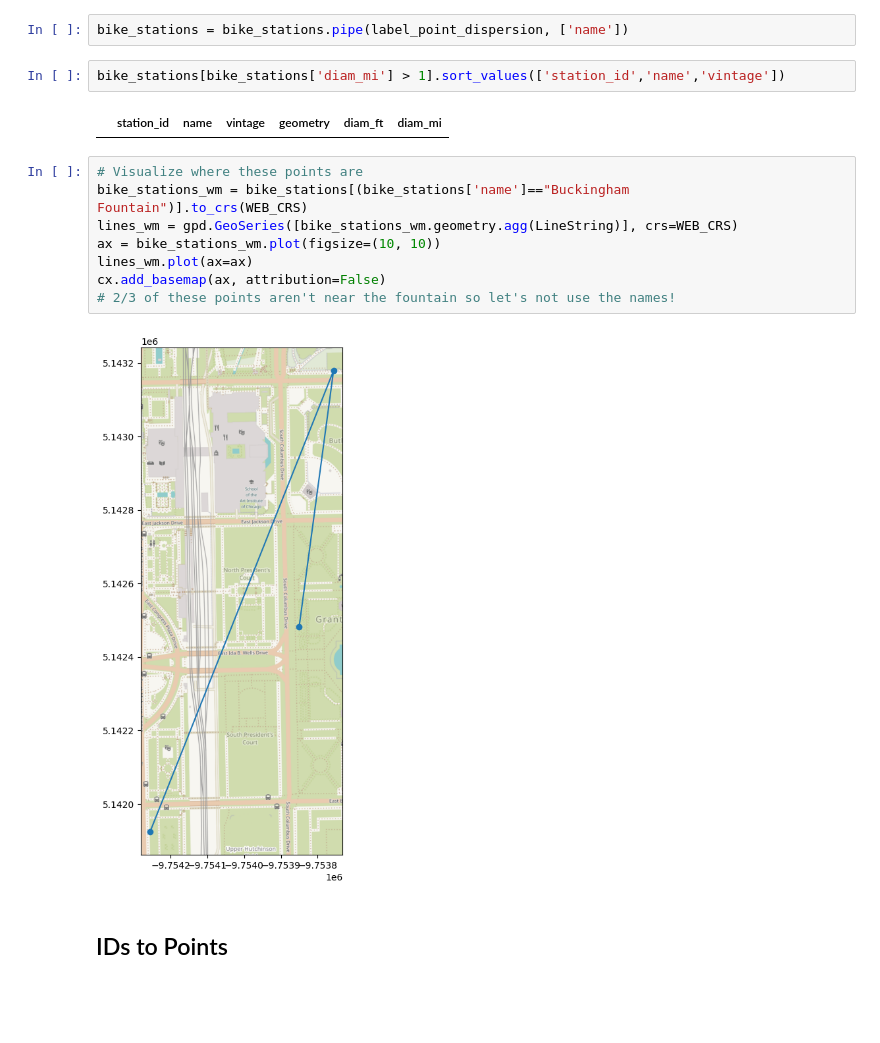
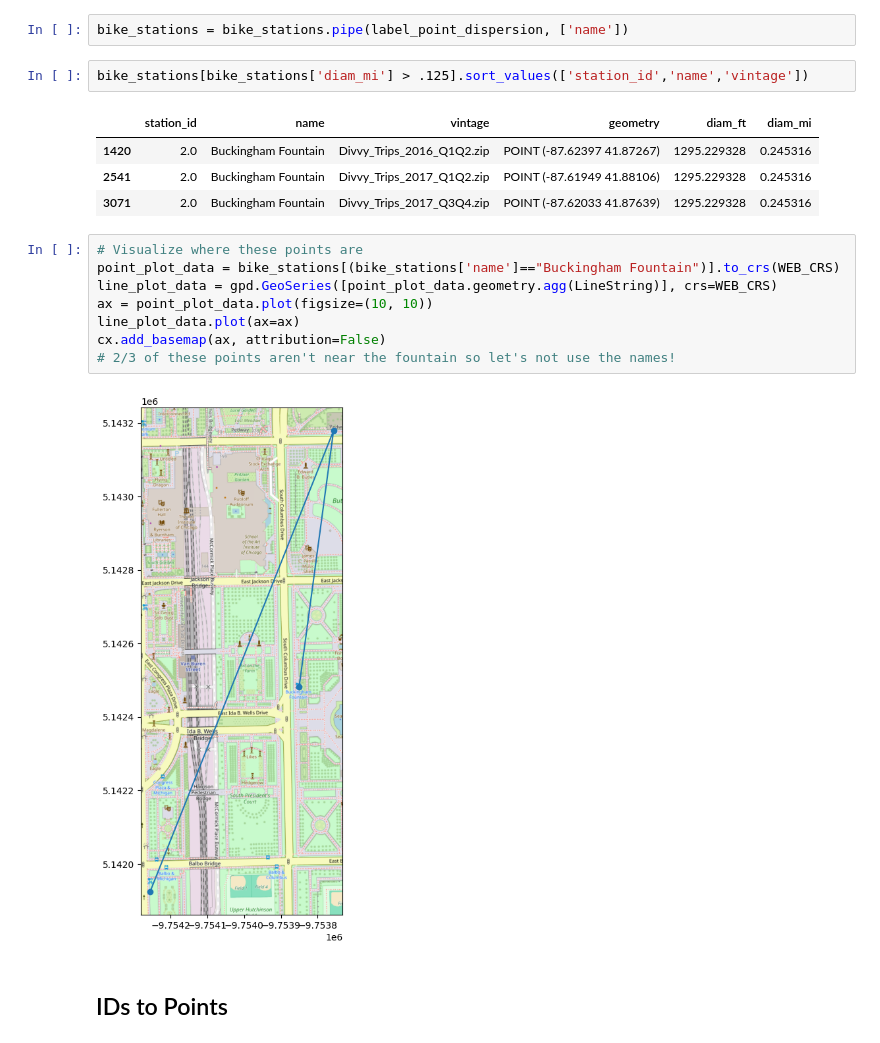
Before and after one commit to eric-mc2/DNCTransit, a Jupyter notebook: pipeline/2.1-profile-data.ipynb, the cells around one changed output. Saved outputs shown, nothing was run; the diff lists cells and outputs as text; blank space fills up the shorter version.

```diff
--- a/pipeline/2.1-profile-data.ipynb
+++ b/pipeline/2.1-profile-data.ipynb
@@ -80,19 +86,22 @@ geom to name at least m:1? False
 # %%
 bike_stations = bike_stations.pipe(label_point_dispersion, ['name'])
 # %%
-bike_stations[bike_stations['diam_mi'] > 1].sort_values(['station_id','name','vintage'])
+bike_stations[bike_stations['diam_mi'] > .125].sort_values(['station_id','name','vintage'])
 # %% [output]
 |  | station_id | name | vintage | geometry | diam_ft | diam_mi |
+| 1420 | 2.0 | Buckingham Fountain | Divvy_Trips_2016_Q1Q2.zip | POINT (-87.62397 41.87267) | 1295.229328 | 0.245316 |
+| 2541 | 2.0 | Buckingham Fountain | Divvy_Trips_2017_Q1Q2.zip | POINT (-87.61949 41.88106) | 1295.229328 | 0.245316 |
+| 3071 | 2.0 | Buckingham Fountain | Divvy_Trips_2017_Q3Q4.zip | POINT (-87.62033 41.87639) | 1295.229328 | 0.245316 |
 # %%
 # Visualize where these points are
-bike_stations_wm = bike_stations[(bike_stations['name']=="Buckingham Fountain")].to_crs(WEB_CRS)
-lines_wm = gpd.GeoSeries([bike_stations_wm.geometry.agg(LineString)], crs=WEB_CRS)
-ax = bike_stations_wm.plot(figsize=(10, 10))
-lines_wm.plot(ax=ax)
+point_plot_data = bike_stations[(bike_stations['name']=="Buckingham Fountain")].to_crs(WEB_CRS)
+line_plot_data = gpd.GeoSeries([point_plot_data.geometry.agg(LineString)], crs=WEB_CRS)
+ax = point_plot_data.plot(figsize=(10, 10))
+line_plot_data.plot(ax=ax)
 cx.add_basemap(ax, attribution=False)
 # 2/3 of these points aren't near the fountain so let's not use the names!
 # %% [output]
-[figure, old version]
+[figure, new version]
 # %% [markdown]
 ## IDs to Points
 # %%
```
Also changed, not shown: parts of 3 cells of this notebook, 8 other files.
